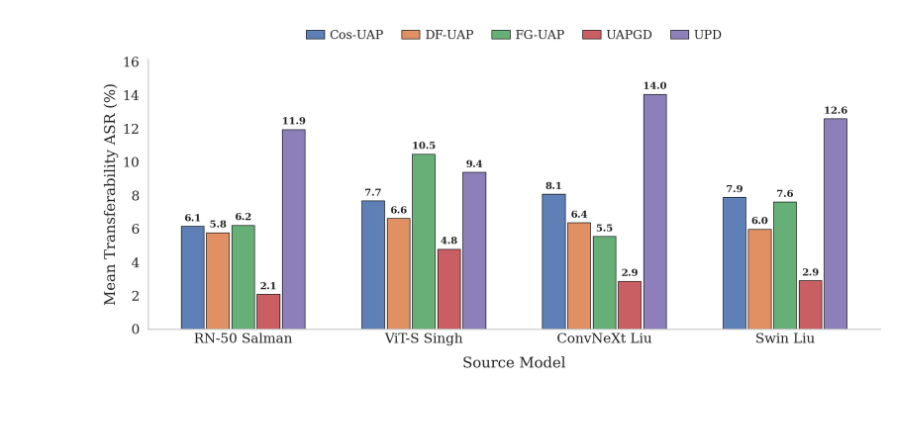
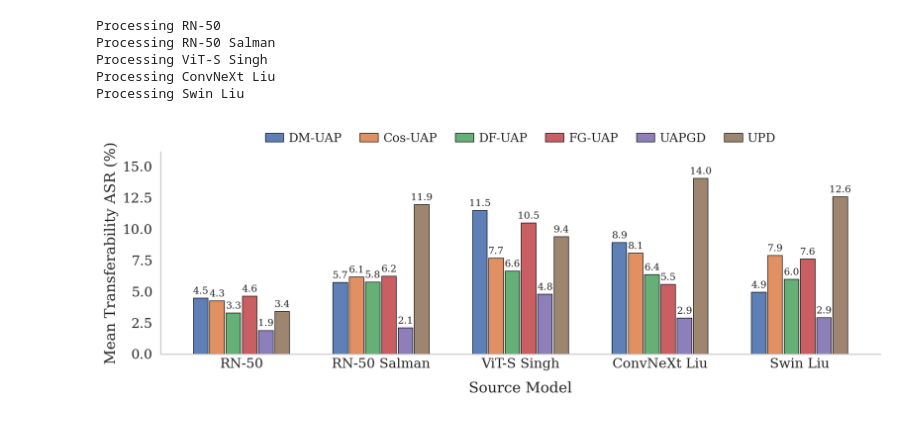
Before and after one commit to giladfrid009/ulib, a Jupyter notebook: temp_plots.ipynb, the cells around one changed output. Cells and saved outputs as stored; diff of their text form; code cells hidden in the pictures.

```diff
--- a/temp_plots.ipynb
+++ b/temp_plots.ipynb
@@ -21,10 +21,19 @@ plt.rcParams.update({
 # Data (ROBUST SOURCES ONLY)
 # -----------------------------
 targets = ["RN-50 Salman", "ViT-S Singh", "ConvNeXt Liu", "Swin Liu", "RN50 Wong", "WRN-50 Peng"]
-attacks = ["Cos-UAP", "DF-UAP", "FG-UAP", "UAPGD", "UPD"]
+attacks = ["DM-UAP", "Cos-UAP", "DF-UAP", "FG-UAP", "UAPGD", "UPD"]
 
 data = {
+    "RN-50": {
+        "DM-UAP":  [7.52, 3.38, 1.95, 1.64, 6.35, 5.96],
+        "Cos-UAP": [7.27, 3.05, 1.73, 1.70, 6.06, 5.70],
+        "DF-UAP":  [5.79, 2.59, 1.45, 1.29, 4.86, 3.68],
+        "FG-UAP":  [7.95, 3.16, 2.15, 1.65, 6.78, 5.96],
+        "UAPGD":   [3.59, 1.26, 0.96, 0.60, 3.16, 1.70],
+        "UPD":     [6.09, 2.70, 1.31, 1.35, 4.95, 3.90],
+    },
     "RN-50 Salman": {
+        "DM-UAP":  [15.02, 3.99, 2.90, 2.42, 10.26, 8.98],
         "Cos-UAP": [12.07, 3.24, 2.67, 2.33, 16.34, 6.16],
         "DF-UAP":  [11.89, 4.81, 2.76, 2.81, 10.73, 7.68],
         "FG-UAP":  [10.88, 3.60, 2.63, 2.77, 16.05, 5.97],
@@ -32,6 +41,7 @@ data = {
         "UPD":     [23.73, 8.18, 6.76, 6.72, 18.11, 19.93],
     },
     "ViT-S Singh": {
+        "DM-UAP":  [17.23, 9.44, 6.12, 5.62, 13.82, 14.65],
         "Cos-UAP": [12.23, 4.68, 3.23, 2.96, 10.80, 9.10],
         "DF-UAP":  [10.48, 4.81, 2.81, 2.89,  9.46, 7.41],
         "FG-UAP":  [16.28, 6.98, 4.60, 4.80, 14.00, 12.64],
@@ -39,6 +49,7 @@ data = {
         "UPD":     [11.96,10.84, 6.23, 5.48, 10.82, 12.37],
     },
     "ConvNeXt Liu": {
+        "DM-UAP":  [14.59, 5.47, 4.64, 3.74, 10.02, 10.72],
         "Cos-UAP": [11.45, 3.50, 2.76, 3.02, 16.32, 6.02],
         "DF-UAP":  [ 9.52, 4.24, 2.61, 2.34,  8.72, 6.95],
         "FG-UAP":  [ 8.34, 3.23, 2.69, 2.36,  8.48, 5.32],
@@ -46,6 +57,7 @@ data = {
         "UPD":     [20.38, 7.82, 6.83, 6.39, 16.93, 18.72],
     },
     "Swin Liu": {
+        "DM-UAP":  [7.79, 2.85, 2.21, 1.87, 6.33, 5.48],
         "Cos-UAP": [11.29, 3.41, 2.71, 2.93, 16.08, 5.85],
         "DF-UAP":  [ 8.87, 3.82, 2.26, 2.31,  8.23, 6.66],
         "FG-UAP":  [10.40, 3.43, 2.51, 2.91, 15.61, 6.08],
@@ -67,6 +79,7 @@ def get_values_excluding_diag(source: str, attack: str) -> np.ndarray:
 def build_aggregated_df(sources):
     rows = []
     for s in sources:
+        print(f"Processing {s}")
         for a in attacks:
             vals = get_values_excluding_diag(s, a)
             rows.append({
@@ -80,7 +93,7 @@ def build_aggregated_df(sources):
 sources = list(data.keys())
 df = build_aggregated_df(sources)
 
-source_order = ["RN-50 Salman", "ViT-S Singh", "ConvNeXt Liu", "Swin Liu"]
+source_order = list(data.keys())
 df["source"] = pd.Categorical(df["source"], categories=source_order, ordered=True)
 df["attack"] = pd.Categorical(df["attack"], categories=attacks, ordered=True)
 df = df.sort_values(["source", "attack"]).reset_index(drop=True)
@@ -90,7 +103,7 @@ df = df.sort_values(["source", "attack"]).reset_index(drop=True)
 # -----------------------------
 colors = sns.color_palette("deep", n_colors=len(attacks))
 
-fig, ax = plt.subplots(figsize=(10, 4.5), constrained_layout=True)
+fig, ax = plt.subplots(figsize=(10, 3.5), constrained_layout=True)
 
 x = np.arange(len(source_order))
 n_bars = len(attacks)
@@ -138,37 +151,42 @@ for j, a in enumerate(attacks):
             ha='center',
             va='bottom',
             fontsize=9,
-            fontweight='bold',
+            # fontweight='bold',
             rotation=0
         )
 
 ax.set_xticks(x)
 ax.set_xticklabels(source_order, rotation=0, ha="center")
 ax.set_ylabel("Mean Transferability ASR (%)")
 ax.set_xlabel("Source Model", labelpad=10)
 
 ax.set_ylim(0, max_y * 1.15)
 
 sns.despine(ax=ax, trim=False)
 ax.tick_params(axis='y', length=4)
 ax.tick_params(axis='x', length=0)
 ax.grid(False)
 
 ax.legend(
     ncol=len(attacks),
     loc="upper center",
     bbox_to_anchor=(0.5, 1.15),
     frameon=False,
     columnspacing=1.5,
     handletextpad=0.4,
     handlelength=1.5,
     fontsize="small"
 )
 
-# fig.savefig("robust_transfer_final.pdf", format='pdf', bbox_inches='tight', dpi=300)
+fig.savefig("robust_transfer_final.pdf", format='pdf', bbox_inches='tight', dpi=600)
 plt.show()
 # %% [output]
+Processing RN-50
+Processing RN-50 Salman
+Processing ViT-S Singh
+Processing ConvNeXt Liu
+Processing Swin Liu
-[figure, old version]
+[figure, new version]
 # %%
 # plot for num steps -> ASR
 data = {
```
Also changed, not shown: parts of 2 cells of this notebook, 7 other files.
